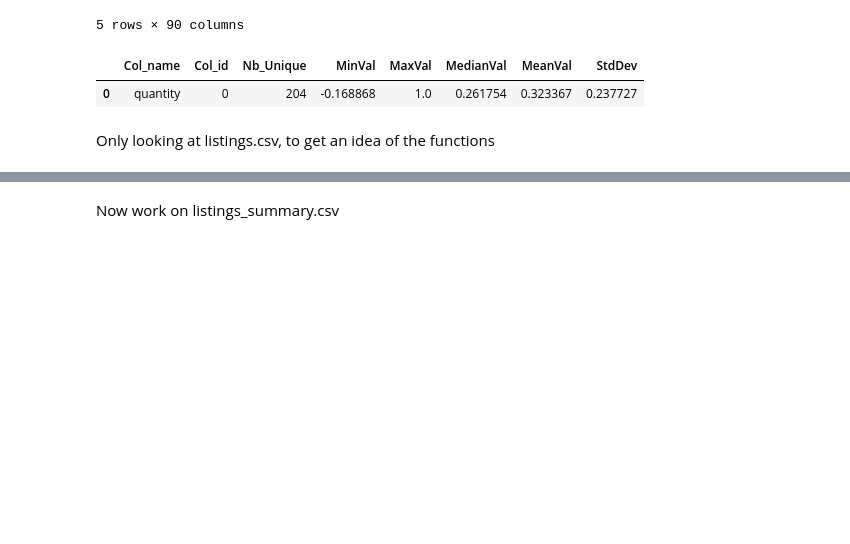
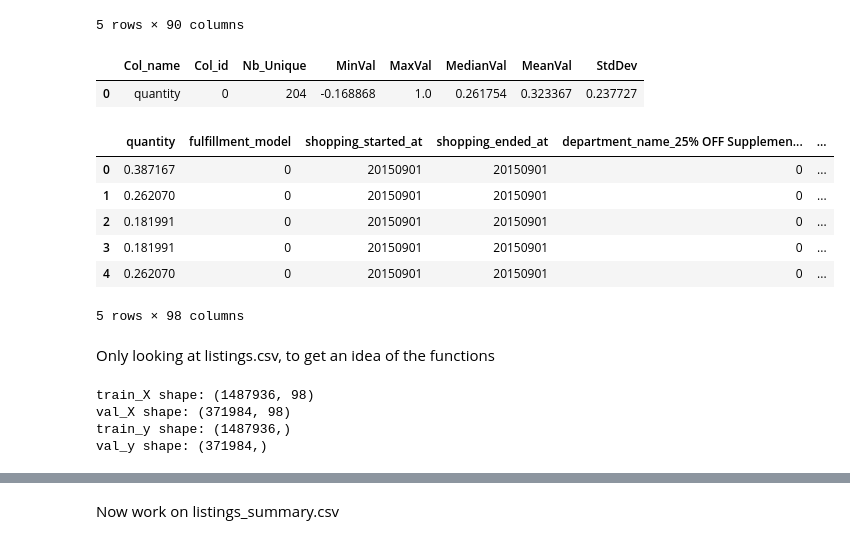
Before and after one commit to arita37/da, a Jupyter notebook: da/shopping_timeseries.ipynb, the cells around one changed output, grey strips where cells are left out. Drawn from its saved outputs; the diff is of its cells as text; code cells hidden in the pictures; blank space fills up the shorter version.

```diff
--- a/da/shopping_timeseries.ipynb
+++ b/da/shopping_timeseries.ipynb
@@ -182,2 +245,24 @@ util_feature.pd_col_study_summary(df_full_date,colname = colnum)
+# %%
+df_full_date['shopping_started_week'] = Get_week(0)
+df_full_date['shopping_ended_week'] = Get_week(1)
+# %%
+df_full_date['shopping_started_hour'] = Get_hour(0)
+df_full_date['shopping_ended_hour'] = Get_hour(1)
+# %%
+df_full_date['shopping_started_milisec'] = Get_milisec(0)
+df_full_date['shopping_ended_milisec'] = Get_milisec(1)
+# %%
+df_full_date['shopping_started_at'] = Get_int(0)
+df_full_date['shopping_ended_at'] = Get_int(1)
+# %%
+df_full_date.head()
+# %% [output]
+|  | quantity | fulfillment_model | shopping_started_at | shopping_ended_at | department_name_25% OFF Supplemen... | ... |
+| 0 | 0.387167 | 0 | 20150901 | 20150901 | 0 | ... |
+| 1 | 0.262070 | 0 | 20150901 | 20150901 | 0 | ... |
+| 2 | 0.181991 | 0 | 20150901 | 20150901 | 0 | ... |
+| 3 | 0.181991 | 0 | 20150901 | 20150901 | 0 | ... |
+| 4 | 0.262070 | 0 | 20150901 | 20150901 | 0 | ... |
+5 rows × 98 columns
 # %% [markdown]
 Only looking at listings.csv, to get an idea of the functions
@@ -183,0 +284,9 @@ Only looking at listings.csv, to get an idea of the functions
+# %%
+#df_data = df_full_date.drop('fulfillment_model', axis = 1)
+#df_label = df_full_date['fulfillment_model']
+train_X, val_X, train_y, val_y = split_train_test(df_full_date, 'fulfillment_model')
+# %% [output]
+train_X shape: (1487936, 98)
+val_X shape: (371984, 98)
+train_y shape: (1487936,)
+val_y shape: (371984,)
```
Also changed, not shown: parts of 18 cells of this notebook.
